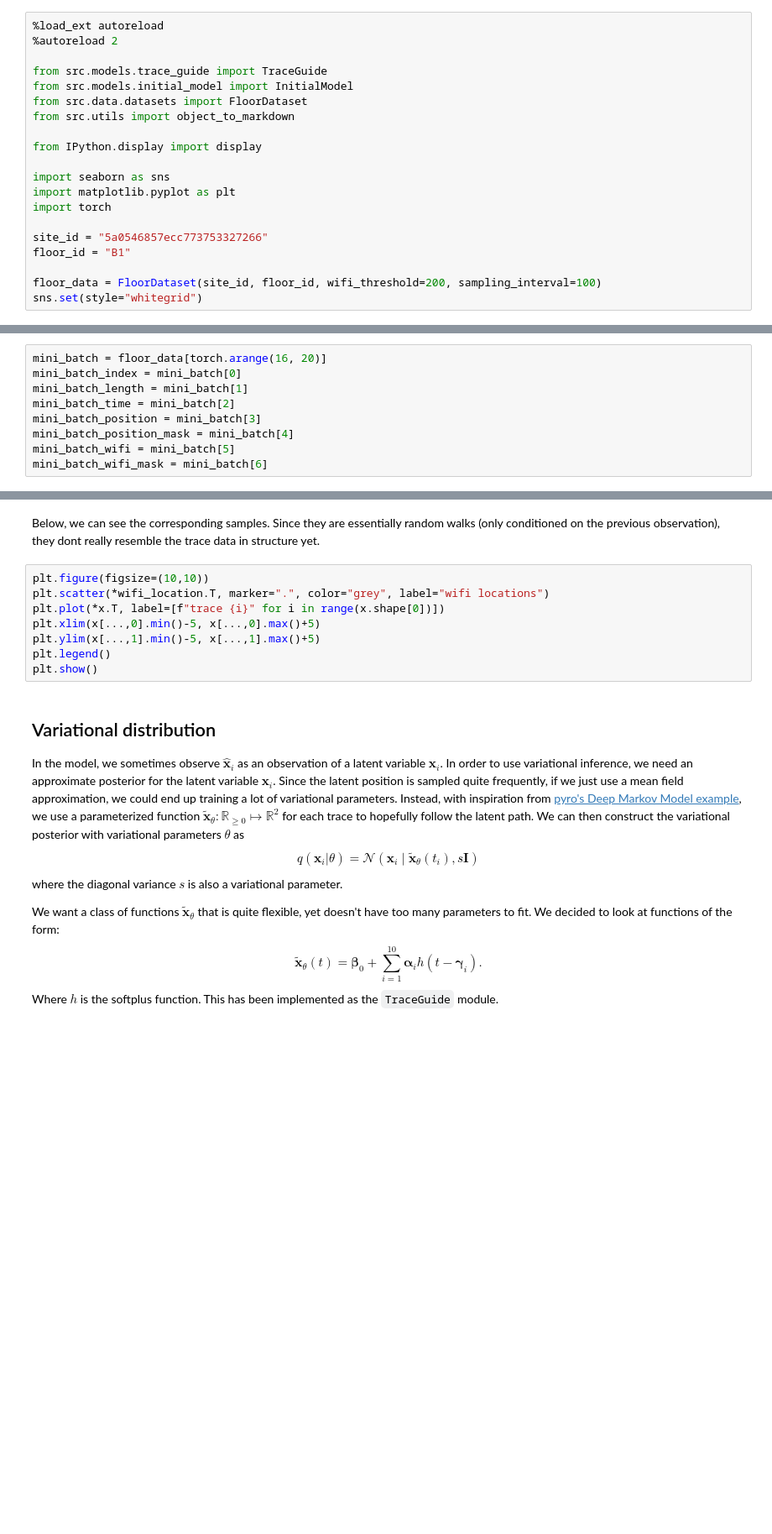
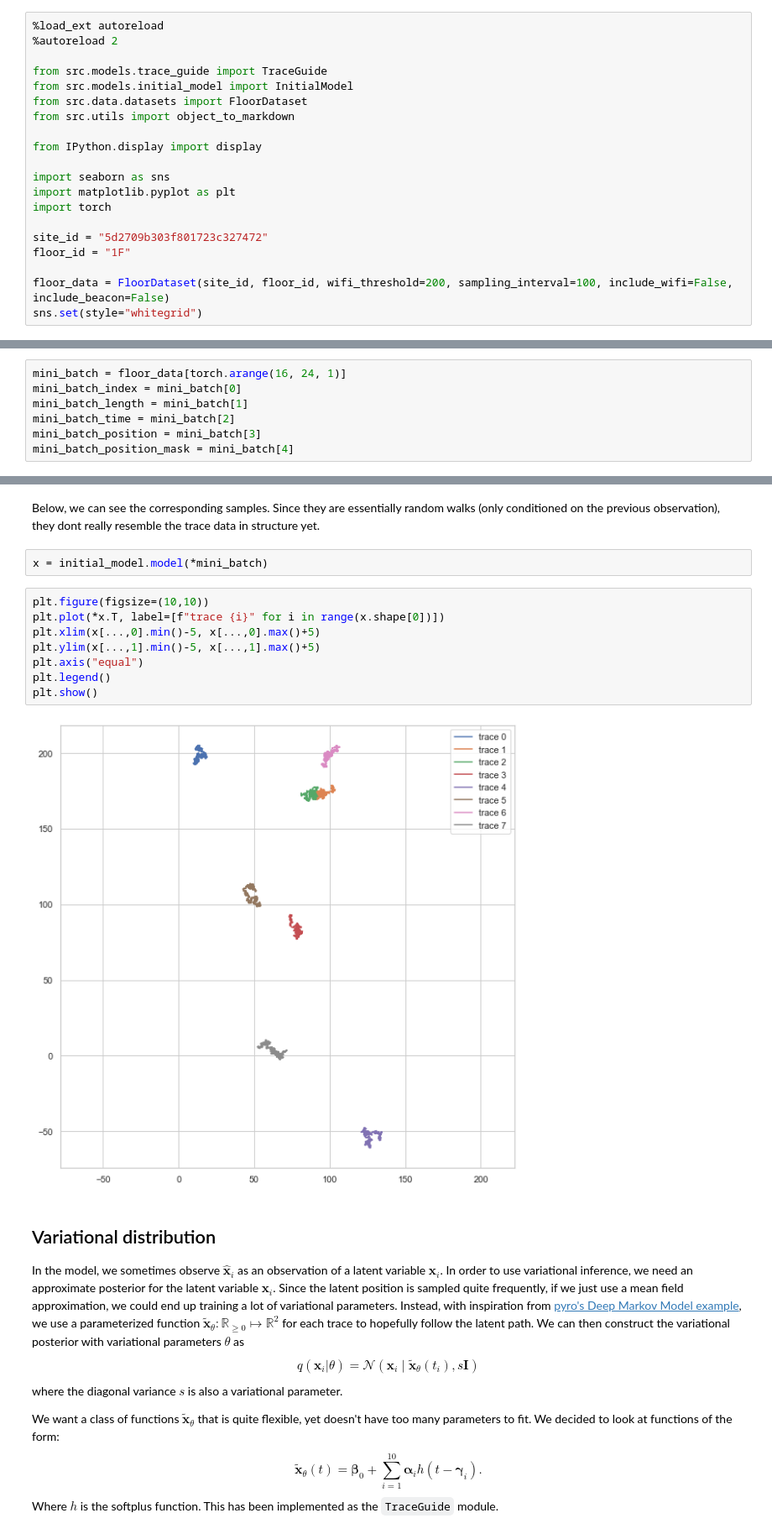
Before and after one commit to sorenhartmann/indoor-location-navigation, a Jupyter notebook: notebooks/1-initial-model.ipynb, the cells around one changed output, grey strips where cells are left out. Shown: that part at 84% size. Saved outputs shown, nothing was run; the diff lists cells and outputs as text; blank space fills up the shorter version.

```diff
--- a/notebooks/1-initial-model.ipynb
+++ b/notebooks/1-initial-model.ipynb
@@ -13,10 +13,10 @@ import seaborn as sns
 import matplotlib.pyplot as plt
 import torch
 
-site_id = "5a0546857ecc773753327266"
-floor_id = "B1"
+site_id = "5d2709b303f801723c327472"
+floor_id = "1F"
 
-floor_data = FloorDataset(site_id, floor_id, wifi_threshold=200, sampling_interval=100)
+floor_data = FloorDataset(site_id, floor_id, wifi_threshold=200, sampling_interval=100, include_wifi=False, include_beacon=False)
 sns.set(style="whitegrid")
 # %% [markdown]
 # Initial Model
@@ -29,14 +81,12 @@ Initially, we wanted the prior on the wifi locations and the initial trace posit
 
 We use mini batches of padded sequences during training, so we also need to provide a mask of padded observations. This mask also serves as a mask of missing observations, as these should essentially be handled identically. We are using the `torch` data loader protocol, and the specific implementation can be seen in `src/data/datasets.py`. Below, we extract a mini_batch of 4 traces:
 # %%
-mini_batch = floor_data[torch.arange(16, 20)]
+mini_batch = floor_data[torch.arange(16, 24, 1)]
 mini_batch_index = mini_batch[0]
 mini_batch_length = mini_batch[1]
 mini_batch_time = mini_batch[2]
 mini_batch_position = mini_batch[3]
 mini_batch_position_mask = mini_batch[4]
-mini_batch_wifi = mini_batch[5]
-mini_batch_wifi_mask = mini_batch[6]
 # %%
 torch.manual_seed(123)
 initial_model = InitialModel(floor_data)
@@ -44,13 +93,17 @@ x, wifi_location = initial_model.model(*mini_batch)
 # %% [markdown]
 Below, we can see the corresponding samples. Since they are essentially random walks (only conditioned on the previous observation), they dont really resemble the trace data in structure yet.
+# %%
+x = initial_model.model(*mini_batch)
 # %%
 plt.figure(figsize=(10,10))
-plt.scatter(*wifi_location.T, marker=".", color="grey", label="wifi locations")
 plt.plot(*x.T, label=[f"trace {i}" for i in range(x.shape[0])])
 plt.xlim(x[...,0].min()-5, x[...,0].max()+5)
 plt.ylim(x[...,1].min()-5, x[...,1].max()+5)
+plt.axis("equal")
 plt.legend()
 plt.show()
+# %% [output]
+[figure, added]
 # %% [markdown]
 ## Variational distribution
 In the model, we sometimes observe $\hat {\boldsymbol x}_i $ as an observation of a latent variable $\boldsymbol x_i$.
```
Also changed, not shown: parts of 16 cells of this notebook, 3 other files.
